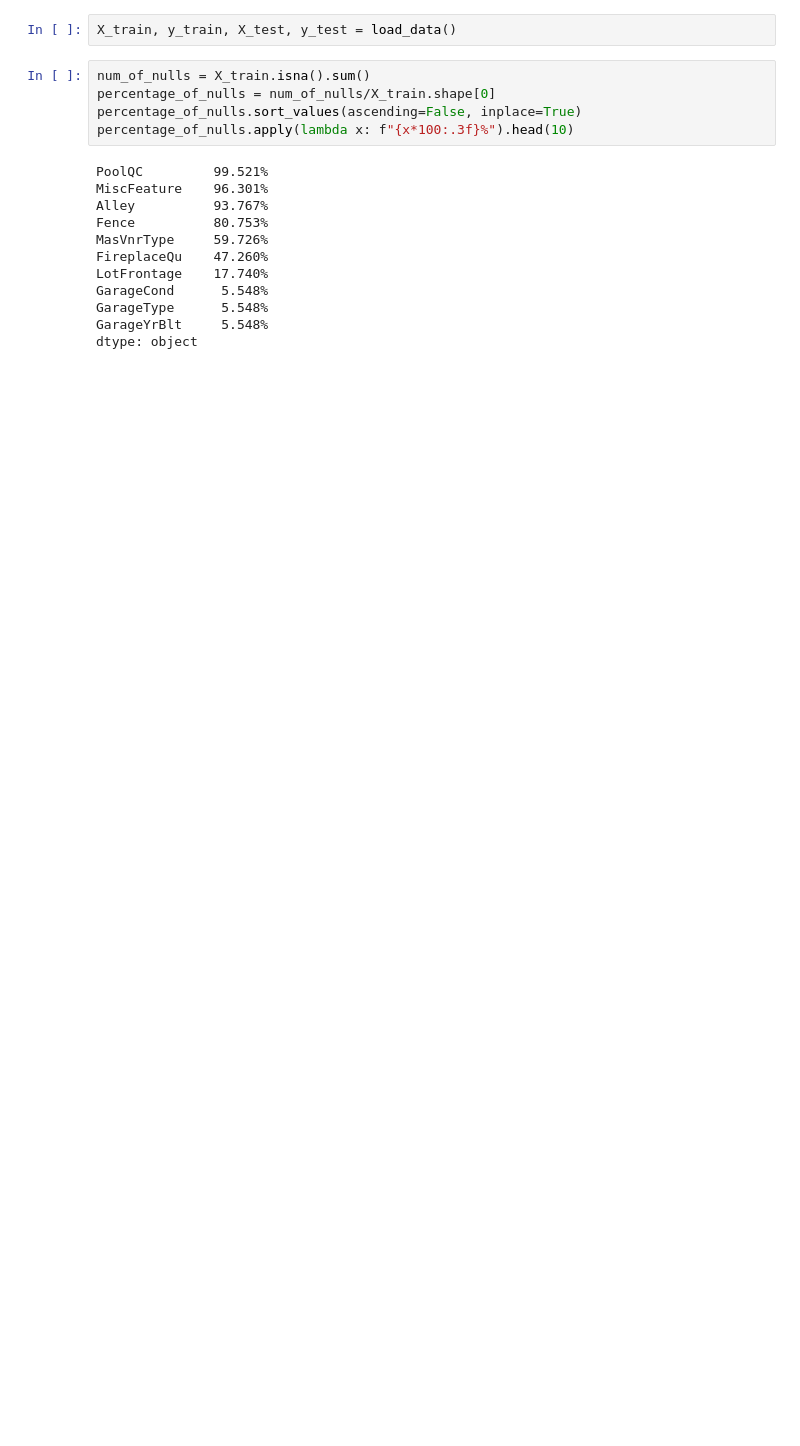
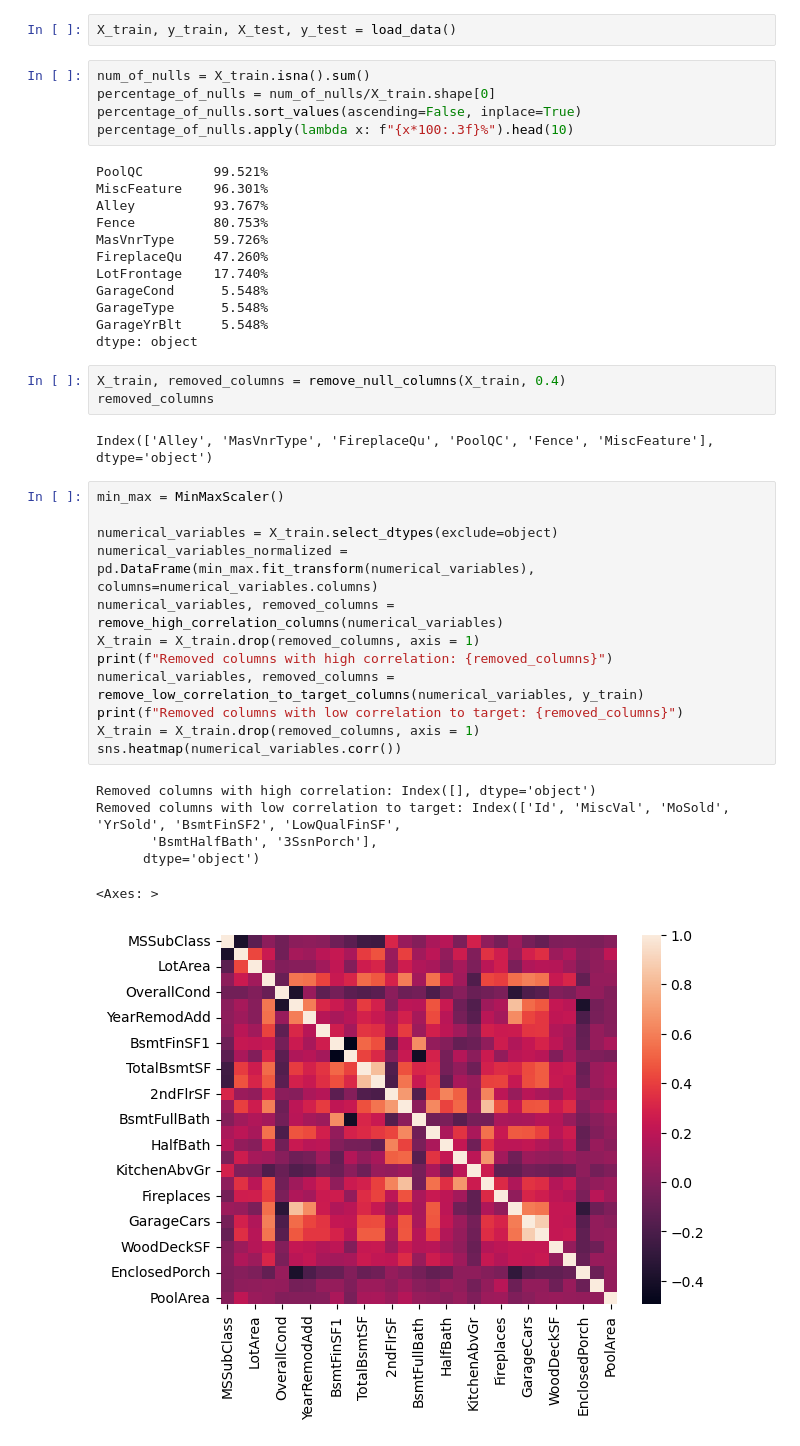
Before and after one commit to Marcin59/Data_Mining_Project, a Jupyter notebook: Feature_Selection.ipynb, the cells around one changed output. Cells and saved outputs as stored; diff of their text form; blank space fills up the shorter version.

```diff
--- a/Feature_Selection.ipynb
+++ b/Feature_Selection.ipynb
@@ -21,4 +29,28 @@ GarageCond      5.548%
 GarageType      5.548%
 GarageYrBlt     5.548%
 dtype: object
+# %%
+X_train, removed_columns = remove_null_columns(X_train, 0.4)
+removed_columns
+# %% [output]
+Index(['Alley', 'MasVnrType', 'FireplaceQu', 'PoolQC', 'Fence', 'MiscFeature'], dtype='object')
+# %%
+min_max = MinMaxScaler()
+
+numerical_variables = X_train.select_dtypes(exclude=object)
+numerical_variables_normalized = pd.DataFrame(min_max.fit_transform(numerical_variables), columns=numerical_variables.columns)
+numerical_variables, removed_columns = remove_high_correlation_columns(numerical_variables)
+X_train = X_train.drop(removed_columns, axis = 1)
+print(f"Removed columns with high correlation: {removed_columns}")
+numerical_variables, removed_columns = remove_low_correlation_to_target_columns(numerical_variables, y_train)
+print(f"Removed columns with low correlation to target: {removed_columns}")
+X_train = X_train.drop(removed_columns, axis = 1)
+sns.heatmap(numerical_variables.corr())
+# %% [output]
+Removed columns with high correlation: Index([], dtype='object')
+Removed columns with low correlation to target: Index(['Id', 'MiscVal', 'MoSold', 'YrSold', 'BsmtFinSF2', 'LowQualFinSF',
+       'BsmtHalfBath', '3SsnPorch'],
+      dtype='object')
+<Axes: >
+[figure, added]
 # %%
```
Also changed, not shown: parts of 7 cells of this notebook, 5 other files.
